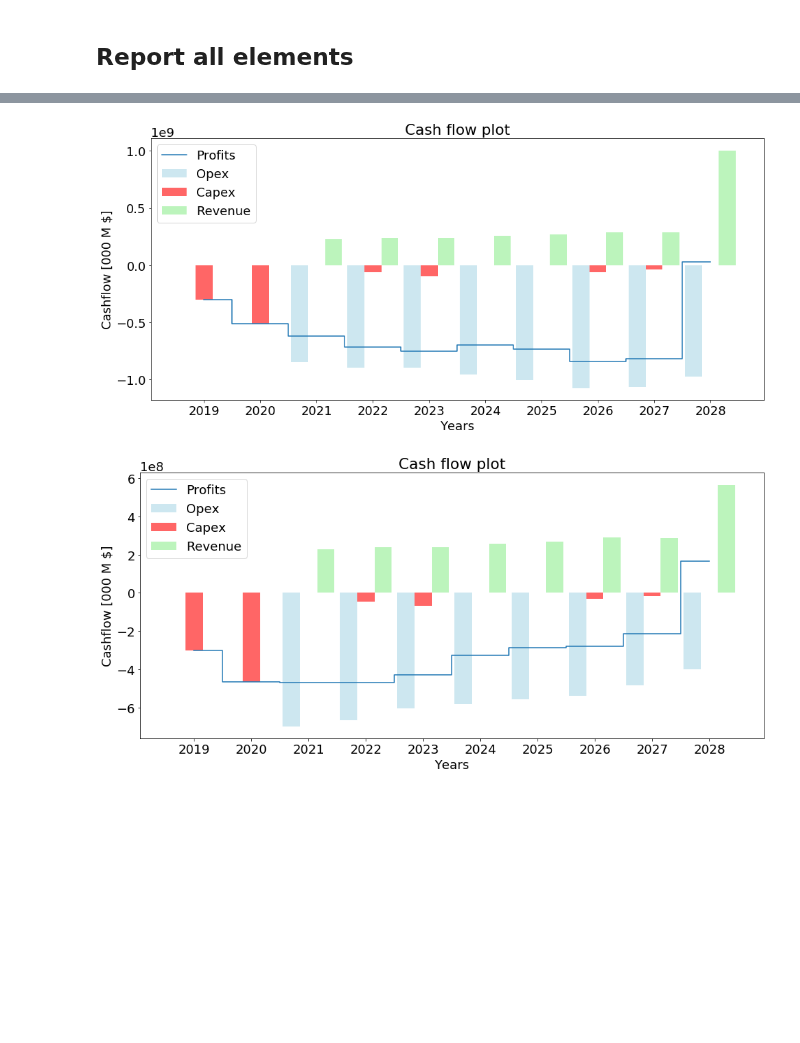
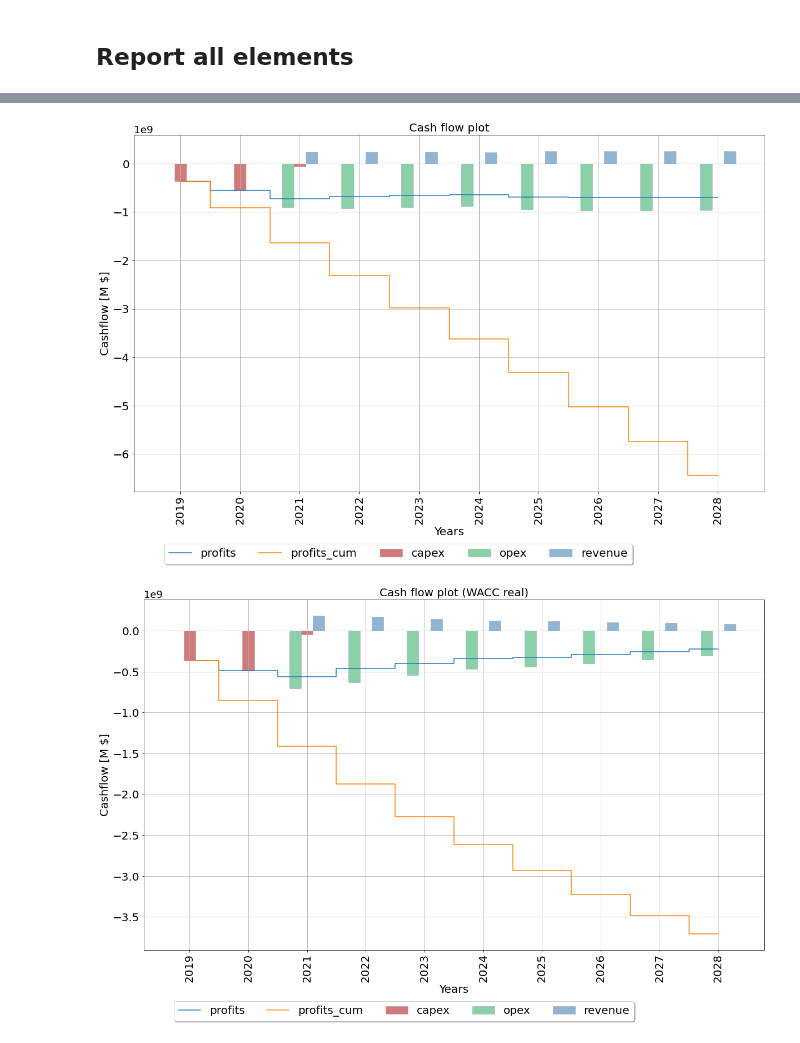
Before and after one commit to TUDelft-CITG/OpenTISim, a Jupyter notebook: notebooks/Example 02 - Hydrogen terminal example.ipynb, the cells around one changed output, grey strips where cells are left out. Cells and saved outputs as stored; diff of their text form; code cells hidden in the pictures; blank space fills up the shorter version.

```diff
--- a/notebooks/Example 02 - Hydrogen terminal example.ipynb
+++ b/notebooks/Example 02 - Hydrogen terminal example.ipynb
@@ -186,11 +185,11 @@ if True:
 # %%
 # add cash flow information for each of the Terminal elements
-cash_flows, cash_flows_WACC_real = Terminal.add_cashflow_elements()
+cash_flows, cash_flows_WACC_real = core.add_cashflow_elements(Terminal, hydrogen_objects.Labour(**hydrogen_defaults.labour_data))
-# %%
-Terminal.cashflow_plot(cash_flows)
-# %% [output]
-[figure, removed]
-# %%
-Terminal.cashflow_plot(cash_flows_WACC_real)
-# %% [output]
-[figure, removed]
+# %%
+plot.cashflow_plot(Terminal, cash_flows, title='Cash flow plot')
+# %% [output]
+[figure, added]
+# %%
+plot.cashflow_plot(Terminal, cash_flows_WACC_real, title='Cash flow plot (WACC real)')
+# %% [output]
+[figure, added]
```
Also changed, not shown: parts of 8 cells of this notebook, 1 other file.
